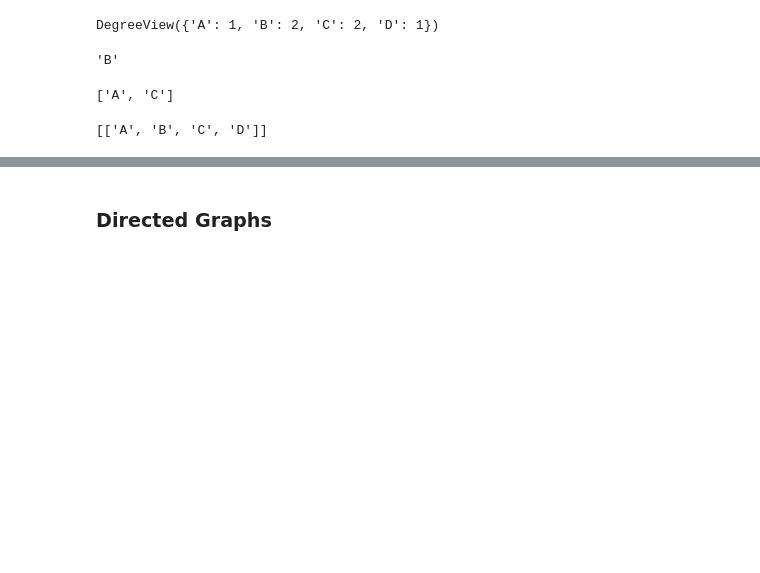
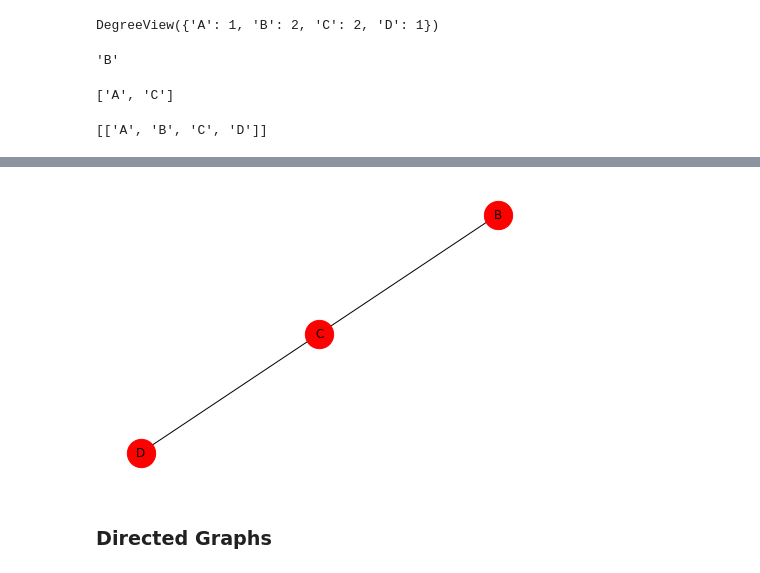
Before and after one commit to yoyozaemon/NAM-UE20CS344, a Jupyter notebook: H - 1/PES2UG20CS815_VIJAY_J.ipynb, the cells around one changed output, grey strips where cells are left out. Cells and saved outputs as stored; diff of their text form; code cells hidden in the pictures; blank space fills up the shorter version.

```diff
--- a/H - 1/PES2UG20CS815_VIJAY_J.ipynb
+++ b/H - 1/PES2UG20CS815_VIJAY_J.ipynb
@@ -69,3 +66,11 @@ nx.draw(G,pos, node_color = "red", node_size = 800, with_labels = True)
+# %%
+ #remove nodes
+G.remove_node("A")
+
+pos = nx.spring_layout(G)
+nx.draw(G,pos, node_color = "red", node_size = 800, with_labels = True)
+# %% [output]
+[figure, added]
 # %% [markdown]
 ### **Directed Graphs**
 # %%
```
Also changed, not shown: parts of 5 cells of this notebook.
